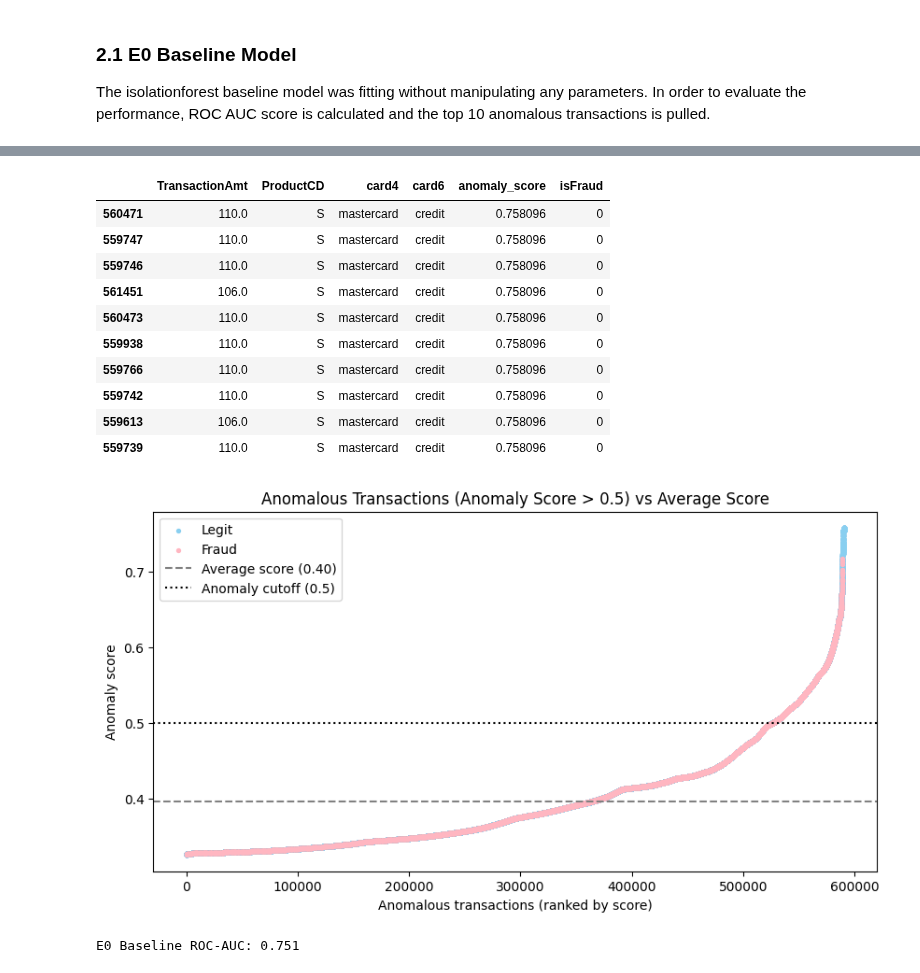
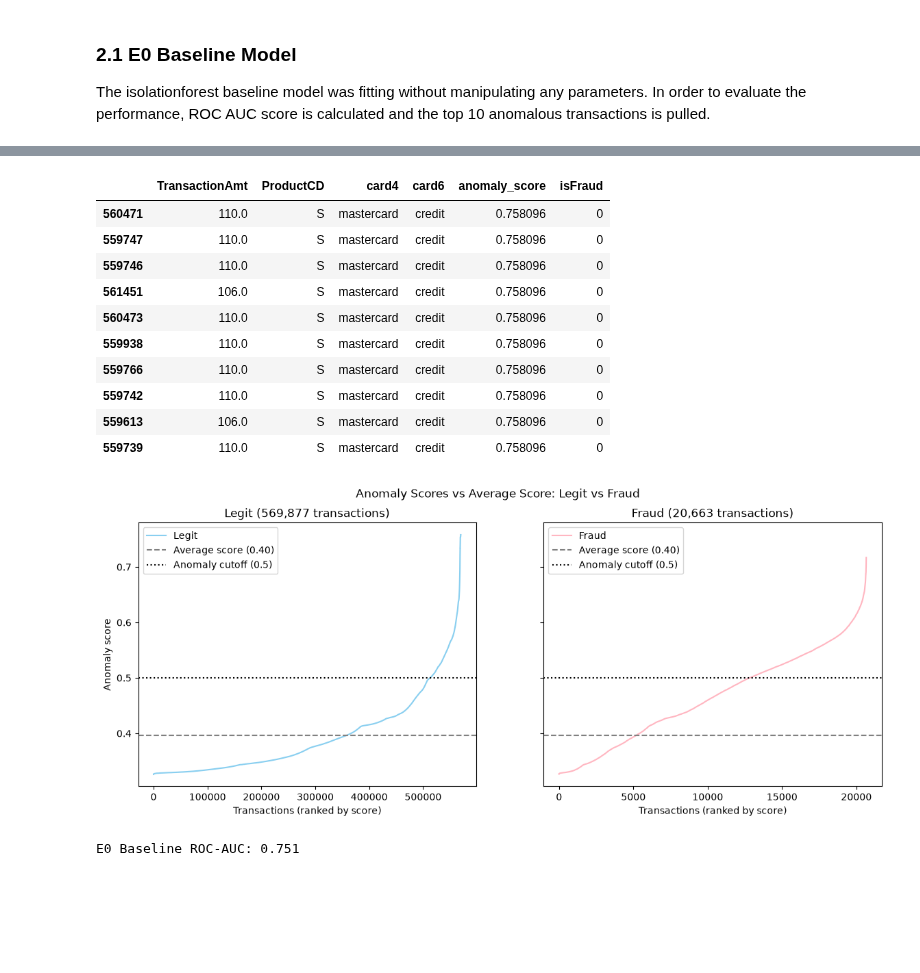
Before and after one commit to millxcc7/WIM-Direct-Research-MLFraudDetection, a Jupyter notebook: Isolationforest_experiment.ipynb, the cells around one changed output, grey strips where cells are left out. Cells and saved outputs as stored; diff of their text form; code cells hidden in the pictures; blank space fills up the shorter version.

```diff
--- a/Isolationforest_experiment.ipynb
+++ b/Isolationforest_experiment.ipynb
@@ -234,17 +72,23 @@ anomalous = tempdf.sort_values("anomaly_score").reset_index(drop=True)
 anom_legit = anomalous[anomalous["isFraud"] == 0]
 anom_fraud = anomalous[anomalous["isFraud"] == 1]
 
-plt.figure(figsize=(10, 5))
-plt.scatter(anom_legit.index, anom_legit["anomaly_score"], s=8, color="#89CFF0", label="Legit")
-plt.scatter(anom_fraud.index, anom_fraud["anomaly_score"], s=8, color="#FFB6C1", label="Fraud")
-plt.axhline(mean_score, color="grey", linestyle="--", label=f"Average score ({mean_score:.2f})")
-plt.axhline(0.5, color="black", linestyle=":", label="Anomaly cutoff (0.5)")
-plt.title(f"Anomalous Transactions (Anomaly Score > 0.5) vs Average Score" )
-plt.xlabel("Anomalous transactions (ranked by score)")
-plt.ylabel("Anomaly score")
-plt.legend()
+fig, axes = plt.subplots(1, 2, figsize=(14, 5), sharey=True)
+
+# rank each group on its own (0 = lowest score) so each line spans its full chart
+axes[0].plot(range(len(anom_legit)), anom_legit["anomaly_score"], color="#89CFF0", label="Legit")
+axes[0].set_title(f"Legit ({len(anom_legit):,} transactions)")
+axes[1].plot(range(len(anom_fraud)), anom_fraud["anomaly_score"], color="#FFB6C1", label="Fraud")
+axes[1].set_title(f"Fraud ({len(anom_fraud):,} transactions)")
+
+for ax in axes:
+    ax.axhline(mean_score, color="grey", linestyle="--", label=f"Average score ({mean_score:.2f})")
+    ax.axhline(0.5, color="black", linestyle=":", label="Anomaly cutoff (0.5)")
+    ax.set_xlabel("Transactions (ranked by score)")
+    ax.legend()
+axes[0].set_ylabel("Anomaly score")
+
+fig.suptitle("Anomaly Scores vs Average Score: Legit vs Fraud")
 plt.show()
-
 # ROC-AUC of the baseline model (uses all transactions, not just the anomalous ones)
 e0_roc_auc = roc_auc_score(tempdf["isFraud"], tempdf["anomaly_score"])
 print(f"E0 Baseline ROC-AUC: {e0_roc_auc:.3f}")
@@ -253,13 +97,13 @@ print(f"E0 Baseline ROC-AUC: {e0_roc_auc:.3f}")
 |  | TransactionAmt | ProductCD | card4 | card6 | anomaly_score | isFraud |
 | 560471 | 110.0 | S | mastercard | credit | 0.758096 | 0 |
 | 559747 | 110.0 | S | mastercard | credit | 0.758096 | 0 |
 | 559746 | 110.0 | S | mastercard | credit | 0.758096 | 0 |
 | 561451 | 106.0 | S | mastercard | credit | 0.758096 | 0 |
 | 560473 | 110.0 | S | mastercard | credit | 0.758096 | 0 |
 | 559938 | 110.0 | S | mastercard | credit | 0.758096 | 0 |
 | 559766 | 110.0 | S | mastercard | credit | 0.758096 | 0 |
 | 559742 | 110.0 | S | mastercard | credit | 0.758096 | 0 |
 | 559613 | 106.0 | S | mastercard | credit | 0.758096 | 0 |
 | 559739 | 110.0 | S | mastercard | credit | 0.758096 | 0 |
-[figure, old version]
+[figure, new version]
 E0 Baseline ROC-AUC: 0.751
```
Also changed, not shown: parts of 30 cells of this notebook, 1 other file.
